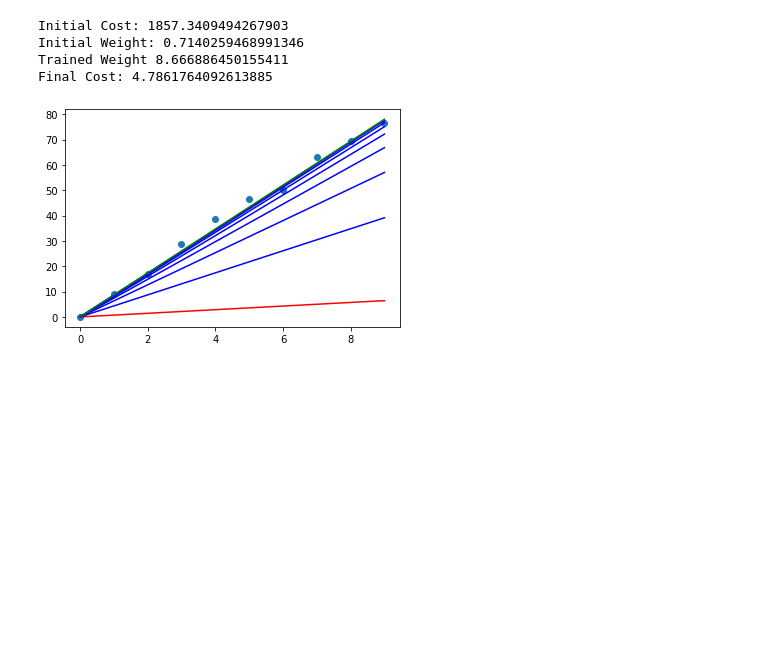
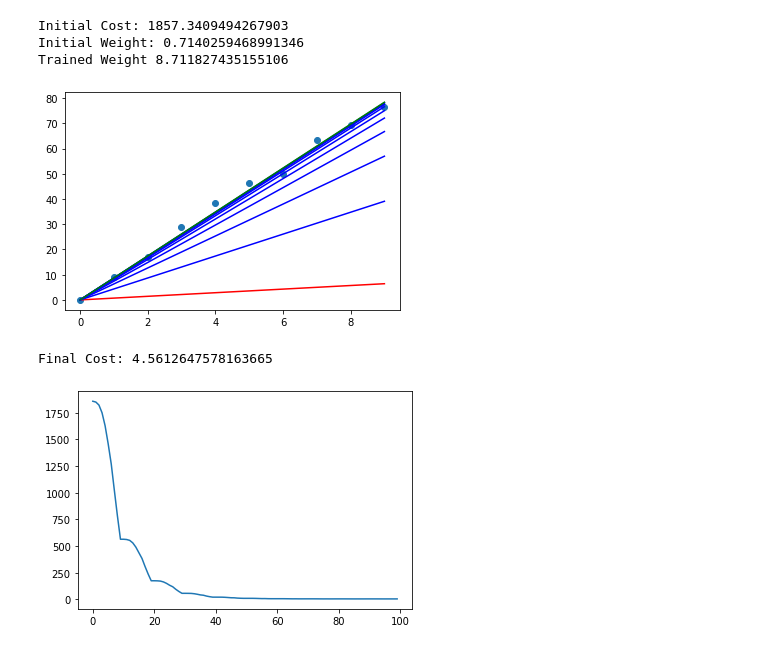
Before and after one commit to aumshah/Neural-Network-From-Scratch, a Jupyter notebook: Simple_Neural_Network.ipynb, the cells around one changed output. Saved outputs shown, nothing was run; the diff lists cells and outputs as text; code cells hidden in the pictures; blank space fills up the shorter version.

Commit message:
Added a method to the Neural Network class to graph the costs

```diff
--- a/Simple_Neural_Network.ipynb
+++ b/Simple_Neural_Network.ipynb
@@ -45,6 +45,8 @@ class NeuralNetwork():
   # learning rate to get the updated weight. This process is repeated for every element in
   # the dataset for 1 epoch.
   def train(self, learning_rate, epochs):
+    # Creates a list that stores all of the costs.
+    self.costs = []
     # Plots the graph of the line with the original weight in red.
     data2 = []
     for x in range(10):
@@ -55,15 +57,16 @@ class NeuralNetwork():
     for iter in range(epochs):
 
       # This is where the main backpropogation occurs. For every datapoint in the dataset,
-      # the derivative is calculated and is used to update the weight
+      # the derivative is calculated and is used to update the weight. The cost is also
+      # calculated and self.costs is updated.
       for i, target in enumerate(self.y_data):
         self.weight = self.weight-(learning_rate*self.derivative(i,target))
-
+        self.costs.append(self.cost())
       # This plots the graph of the new line with the updated weight. For the final line,
       # the color is green.
       data2 = []
       for x in range(10):
-        data2.append(N.weight*x)
+        data2.append(self.weight*x)
       if iter == (epochs-1):
         plt.plot(range(10),data2,color='g')
       else:
@@ -74,6 +77,14 @@ class NeuralNetwork():
 
     # Shows the trained weight
     print("Trained Weight", self.weight)
+
+    # Shows the plot
+    plt.show()
+
+  #Shows a plot of the costs
+  def graphcost(self):
+    plt.plot(range(len(self.costs)),self.costs)
+    plt.show()
 # %%
 ## Creates the dataset which is a straight line distorted slightly
 data_y = []
@@ -84,15 +95,17 @@ for x in range(10):
 # %%
 # Creates a Neural Network Object and prints the initial cost and inital display.
 N = NeuralNetwork(data_x, data_y)
 print("Initial Cost:", N.cost())
 print("Initial Weight:", N.weight)
 
 # Trains the Neural Network and prints the final cost.
-N.train(learning_rate=0.001, epochs=8)
+N.train(learning_rate=0.001, epochs=10)
 print("Final Cost:", N.cost())
+N.graphcost()
 # %% [output]
 Initial Cost: 1857.3409494267903
 Initial Weight: 0.7140259468991346
-Trained Weight 8.666886450155411
-Final Cost: 4.7861764092613885
+Trained Weight 8.711827435155106
 [figure]
+Final Cost: 4.5612647578163665
+[figure, added]
```
